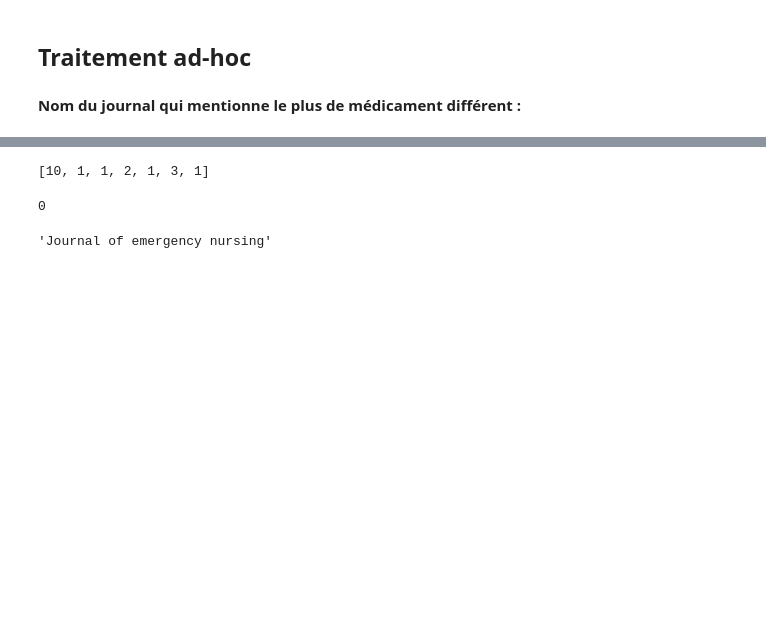
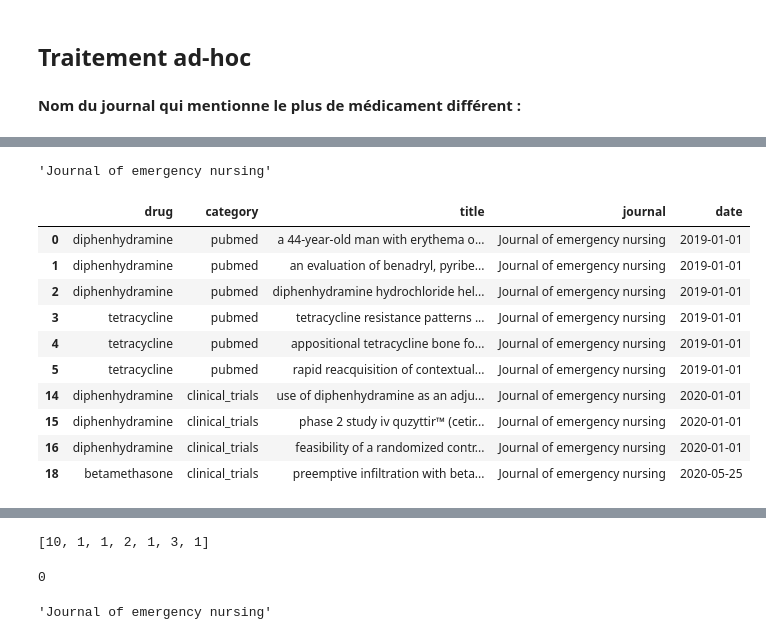
Before and after one commit to Francois-Meunier/Alternace-Servier-Test, a Jupyter notebook: Notebook_test.ipynb, the cells around one changed output, grey strips where cells are left out. Saved outputs shown, nothing was run; the diff lists cells and outputs as text; code cells hidden in the pictures; blank space fills up the shorter version.

```diff
--- a/Notebook_test.ipynb
+++ b/Notebook_test.ipynb
@@ -163,3 +163,7 @@ df
 | 16 | diphenhydramine | clinical_trials | feasibility of a randomized contr... | Journal of emergency nursing | 2020-01-01 |
 | 17 | epinephrine | clinical_trials | tranexamic acid versus epinephrin... | Hôpitaux Universitaires de Genève | 2020-01-01 |
 | 18 | betamethasone | clinical_trials | preemptive infiltration with beta... | Journal of emergency nursing | 2020-05-25 |
+# %%
+journal_list[0]
+# %% [output]
+'Journal of emergency nursing'
@@ -165,0 +172,14 @@ df
+# %%
+df[df["journal"] == "Journal of emergency nursing"]
+# %% [output]
+|  | drug | category | title | journal | date |
+| 0 | diphenhydramine | pubmed | a 44-year-old man with erythema o... | Journal of emergency nursing | 2019-01-01 |
+| 1 | diphenhydramine | pubmed | an evaluation of benadryl, pyribe... | Journal of emergency nursing | 2019-01-01 |
+| 2 | diphenhydramine | pubmed | diphenhydramine hydrochloride hel... | Journal of emergency nursing | 2019-01-01 |
+| 3 | tetracycline | pubmed | tetracycline resistance patterns ... | Journal of emergency nursing | 2019-01-01 |
+| 4 | tetracycline | pubmed | appositional tetracycline bone fo... | Journal of emergency nursing | 2019-01-01 |
+| 5 | tetracycline | pubmed | rapid reacquisition of contextual... | Journal of emergency nursing | 2019-01-01 |
+| 14 | diphenhydramine | clinical_trials | use of diphenhydramine as an adju... | Journal of emergency nursing | 2020-01-01 |
+| 15 | diphenhydramine | clinical_trials | phase 2 study iv quzyttir™ (cetir... | Journal of emergency nursing | 2020-01-01 |
+| 16 | diphenhydramine | clinical_trials | feasibility of a randomized contr... | Journal of emergency nursing | 2020-01-01 |
+| 18 | betamethasone | clinical_trials | preemptive infiltration with beta... | Journal of emergency nursing | 2020-05-25 |
```
Also changed, not shown: parts of 11 cells of this notebook.
